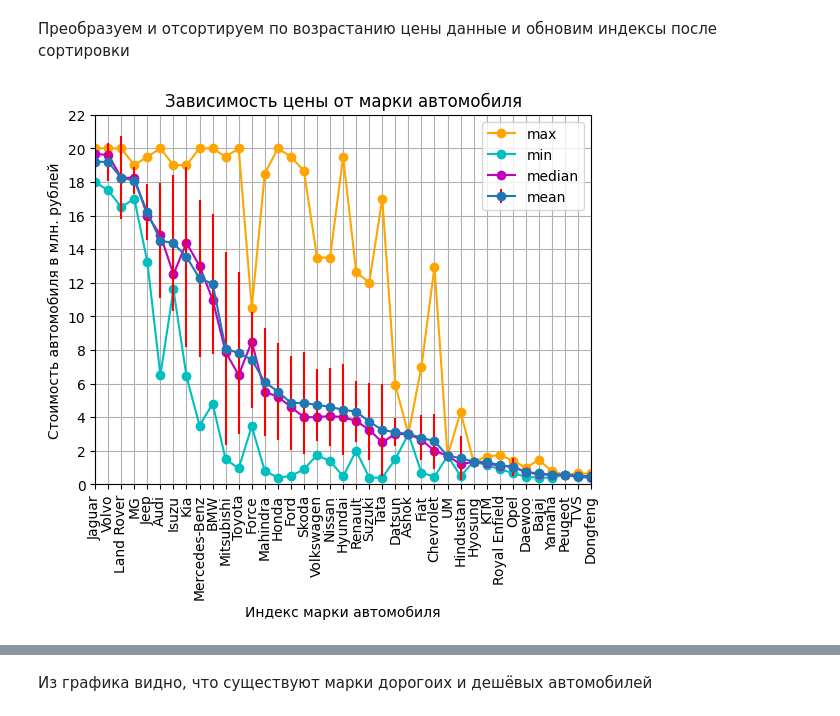
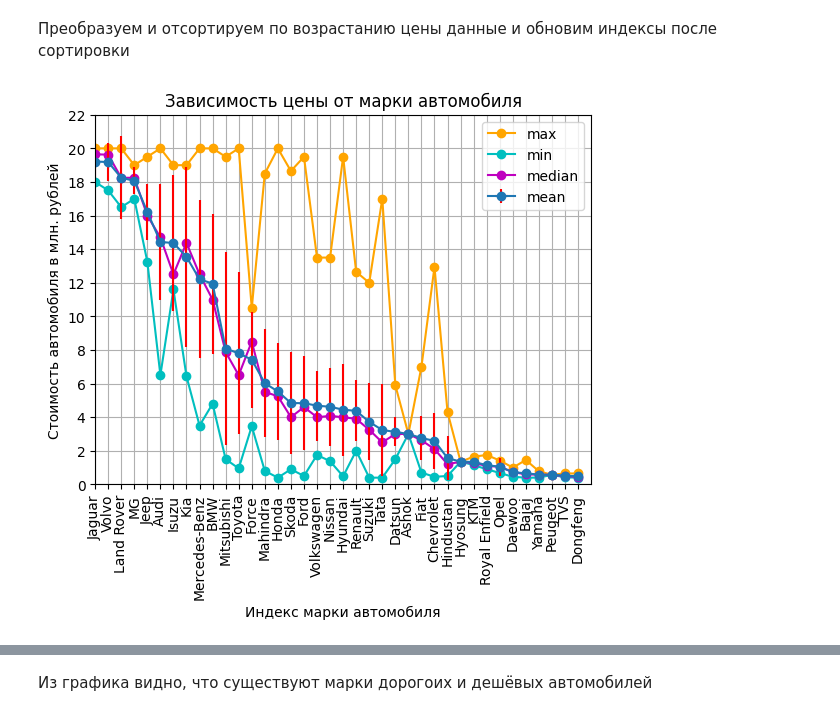
Before and after one commit to LlirikOknessu/tpu-8e21-ai-basis, a Jupyter notebook: Racheev/EDA_Racheev_1.01.ipynb, the cells around one changed output, grey strips where cells are left out. Saved outputs shown, nothing was run; the diff lists cells and outputs as text; code cells hidden in the pictures.

```diff
--- a/Racheev/EDA_Racheev_1.01.ipynb
+++ b/Racheev/EDA_Racheev_1.01.ipynb
@@ -513,0 +607,4 @@ car_table = car_table.drop('present_price', axis=1)
+# %%
+car_table = car_table.drop(car_table[dupl_1][car_table[col_list[8:]].isna().any(axis=1)].index)
+car_table = car_table.reset_index()
+del car_table['index']
@@ -513,0 +634,5 @@ car_table = car_table.drop('present_price', axis=1)
+# %%
+car_table = car_table.drop([4270, 5781, 4907])
+car_table.iloc[7398, 8] = '25.0 kmpl'
+car_table = car_table.reset_index()
+del car_table['index']
@@ -606,6 +733,9 @@ car_table[car_table['selling_price'] < 40000]['name'].count()
 Автомобилей дешевле 40000 рублей очень мало, они дадут ошибку при обучении модели, поэтому удалим данные автомобили из выборки
 # %%
 car_table.drop(car_table[car_table['selling_price'] < 40000].index, inplace = True)
+# %%
+car_table = car_table.reset_index()
+del car_table['index']
 # %%
 fig, ax = plt.subplots()
 sns.histplot(data = car_table, x = 'selling_price', bins = 50, color = 'olive',
@@ -885,3 +1017,7 @@ car_table['brand'] = car_table['brand'].replace(['Royal'],['Royal Enfield'])
+# %%
+car_table = car_table.drop(car_table[car_table['brand'] == 'UM'].index)
+car_table = car_table.reset_index()
+del car_table['index']
 # %%
 alto = car_name[car_name['name'].str.contains('alto', case=False)]
 alto.head()
@@ -1098,22 +1234,22 @@ car_brand['sell_pr_std'] = car_brand['sell_pr_std'].fillna(0)
 # %%
 fig, ax = plt.subplots()
 ax.plot(car_brand.index.to_series(),car_brand['sell_pr_max'], color='orange', marker='o', markersize=6)
 ax.plot(car_brand.index.to_series(),car_brand['sell_pr_min'], color='c', marker='o', markersize=6)
 #ax.plot(car_brand.index.to_series(),car_brand['sell_pr_mean'], color='g', marker='o', markersize=6)
 ax.plot(car_brand.index.to_series(),car_brand['sell_pr_median'], color='m', marker='o', markersize=6)
 ax.errorbar(car_brand.index.to_series(), car_brand['sell_pr_mean'], xerr=0, yerr=car_brand['sell_pr_std'], fmt='o-', ecolor='r')
 plt.xlabel('Индекс марки автомобиля') #Подпись для оси х
 plt.ylabel('Стоимость автомобиля в млн. рублей') #Подпись для оси y
 plt.title('Зависимость цены от марки автомобиля') #Название
 plt.xticks(rotation=90)
-ax.set(xlim=(0, 38), xticks=np.arange(0, 39, 1), xticklabels = car_brand['brand'],
+ax.set(xlim=(0, 38), xticks=np.arange(0, 38, 1), xticklabels = car_brand['brand'],
     ylim=(0, 2*math.pow(10,6)), yticks=np.arange(0, 12)*2*math.pow(10,5),
        yticklabels=np.arange(0, 24, 2))
 ax.legend(['max', 'min','median', 'mean'])
 ax.grid()
 plt.show()
 # %% [output]
-[figure, old version]
+[figure, new version]
 # %%
 car_brand['sell_pr_std'] = car_brand['sell_pr_std'].fillna(0)
 fig, ax = plt.subplots()
```
Also changed, not shown: parts of 288 cells of this notebook, 12 other files.
